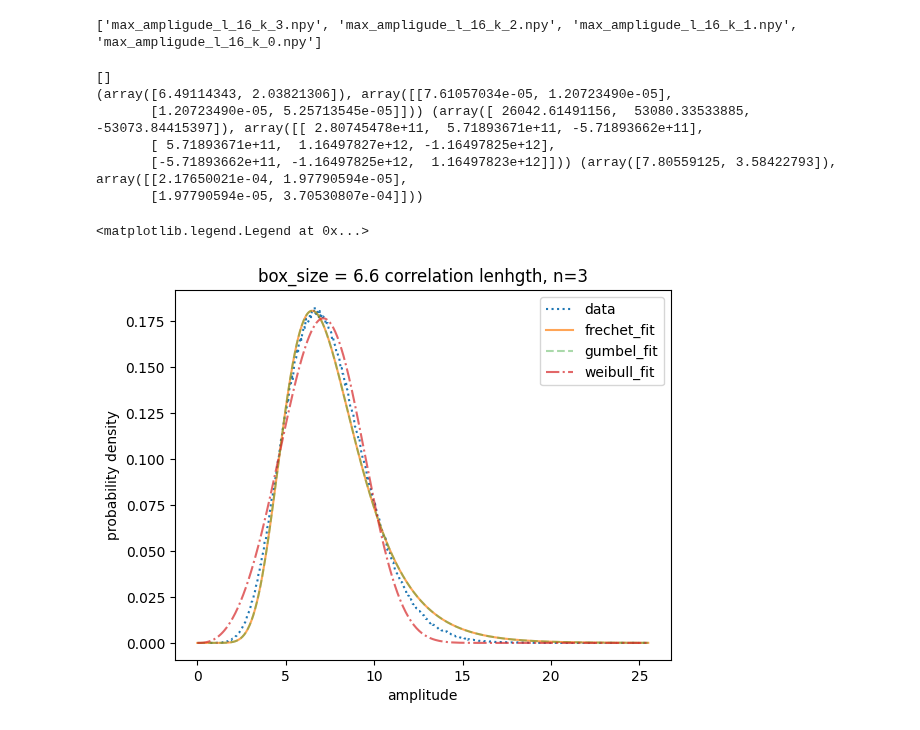
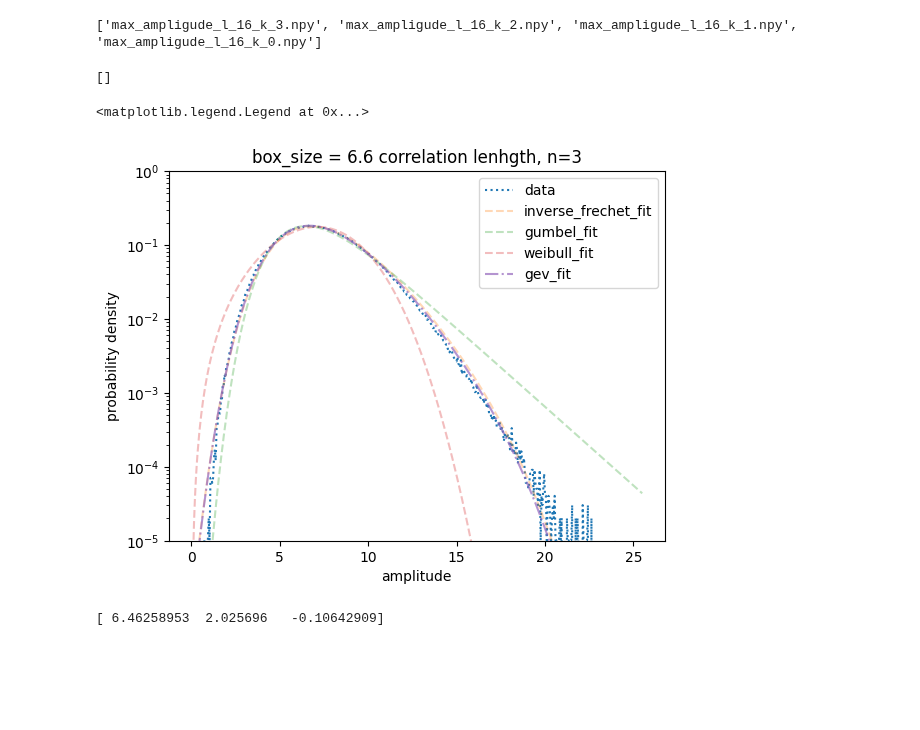
Before and after one commit to khchoi-physik/pbh_simulations, a Jupyter notebook: curve_fitting.ipynb, the cells around one changed output. Drawn from its saved outputs; the diff is of its cells as text; code cells hidden in the pictures; blank space fills up the shorter version.

Commit message:
Curve fit with generalized extreme value distribution.
GEV seems to be the analytic continuation to inverse Frechet

```diff
--- a/curve_fitting.ipynb
+++ b/curve_fitting.ipynb
@@ -27,19 +27,24 @@ def weibull(x,lam,k):
     return (k/lam)*(x/lam)**(k-1) * np.exp(-(x/lam)**k)
 
 
+def gev(x,u,sigma,zeta):
+
+    z = (x-u)/sigma
+
+    if zeta == 0:
+        t = np.exp(-z)
+    else:
+        t = (1+zeta*z) **(-1/zeta)
+
+    return (1/sigma) * (t**(zeta+1)) * np.exp(-t)
+
+
+
 def gamma_dist(x,alpha,beta):
 
     gamma_pdf = ( (beta**alpha) / gamma(alpha) ) * (x**(alpha-1) ) * np.exp(- beta * x)
 
     return gamma_pdf
-
-def exGPD(x, mu, sigma, zeta):
-
-    y = (x-mu)
-    exGPD_pdf = (np.exp(y)/sigma) * ( 1 + (zeta/sigma) * np.exp(y) )**(-1/zeta -1)
-    #exGPD_pdf = (1/sigma) * ( 1 + zeta * y)**(-1/zeta -1)
-
-    return exGPD_pdf
 # %%
 # @title Load gdrive
 
@@ -227,40 +232,43 @@ for k_power in k_power_list:
 # %%
  # @title Other EVD Fitting ( Weibull & Frechet)
 
 l = 16
 npy_list = glob.glob(f'max_ampligude_l_{l}*.npy')
 print(npy_list)
 
 
 os.chdir(folder_path)
-data = np.load(f'max_ampligude_l_16_k_3.npy')
+#data = np.load(f'max_ampligude_l_16_k_3.npy')
+
+data = np.load('max_ampligude_l_16_k_3.npy')
 os.chdir(frechet_path)
 
 hists, bins = np.histogram(data, density =True, bins= bins_sizes)
-params_frechet = sp.optimize.curve_fit(frechet, bins[1:], hists , p0=[4,9,0]) # fit frechet
+# params_frechet = sp.optimize.curve_fit(frechet, bins[1:], hists , p0=[-4,18,1]) # fit frechet
 params_gumbel  = sp.optimize.curve_fit(gumbel, bins[1:], hists) # fit gumbel
 params_weibull = sp.optimize.curve_fit(weibull, bins[1:], hists) # fit weibull
-
-print(params_gumbel, params_frechet, params_weibull)
+params_gev = sp.optimize.curve_fit(gev, bins[1:], hists, p0=[11 , 2 , 0.1]) # fit gev
 
 xrange = np.linspace(0,bins[1:].max(), bins[1:].shape[0]) # define xrange by bin size and bin location
 
 plt.plot(bins[1:],hists, label='data', alpha=1, linestyle = 'dotted') # plot data
 
-plt.plot(xrange, frechet(xrange, *params_frechet[0]), label= 'frechet_fit', alpha=0.7, linestyle = 'solid')  # plot frechet
-plt.plot(xrange, gumbel(xrange, *params_gumbel[0]), label= 'gumbel_fit', alpha=0.4, linestyle = 'dashed') # plot gumbel
-plt.plot(xrange, weibull(xrange, *params_weibull[0]), label= 'weibull_fit', alpha=0.7, linestyle = 'dashdot') # plot weibull
+plt.plot(xrange, frechet(xrange, -9.24038403, -18.96317549,  25.49588096), label= 'inverse_frechet_fit', alpha=0.3, linestyle = 'dashed') # plot frechet
+plt.plot(xrange, gumbel(xrange, *params_gumbel[0]), label= 'gumbel_fit', alpha=0.3, linestyle = 'dashed') # plot gumbel
+plt.plot(xrange, weibull(xrange, *params_weibull[0]), label= 'weibull_fit', alpha=0.3, linestyle = 'dashed') # plot weibull
+plt.plot(xrange, gev(xrange, *params_gev[0]), label= 'gev_fit', alpha=0.7, linestyle = 'dashdot') # plot weibull
 plt.xlabel('amplitude')
 plt.ylabel('probability density')
+plt.yscale('log')
+plt.ylim(1e-5,1)
 plt.title(f'box_size = {(2*l+1)/5} correlation lenhgth, n=3')
 
 plt.legend()
 # %% [output]
 []
-(array([6.49114343, 2.03821306]), array([[7.61057034e-05, 1.20723490e-05],
-       [1.20723490e-05, 5.25713545e-05]])) (array([ 26042.61491156,  53080.33533885, -53073.84415397]), array([[ 2.80745478e+11,  5.71893671e+11, -5.71893662e+11],
-       [ 5.71893671e+11,  1.16497827e+12, -1.16497825e+12],
-       [-5.71893662e+11, -1.16497825e+12,  1.16497823e+12]])) (array([7.80559125, 3.58422793]), array([[2.17650021e-04, 1.97790594e-05],
-       [1.97790594e-05, 3.70530807e-04]]))
 <matplotlib.legend.Legend at 0x...>
-[figure, old version]
+[figure, new version]
+# %%
+print(params_gev[0])
+# %% [output]
+[ 6.46258953  2.025696   -0.10642909]
```
Also changed, not shown: parts of 4 cells of this notebook.
